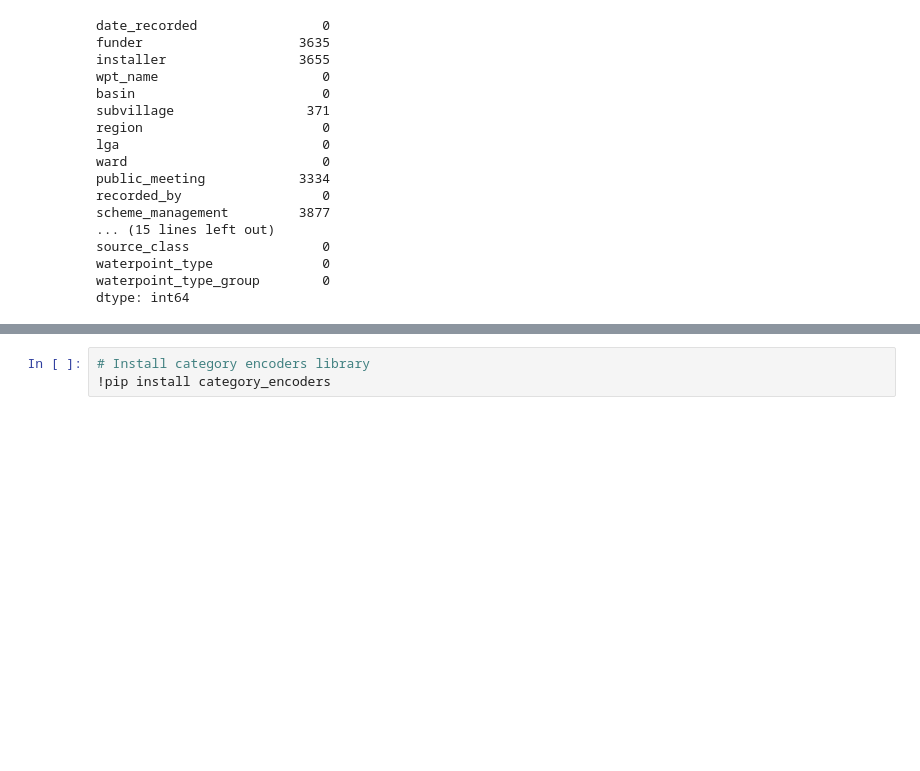
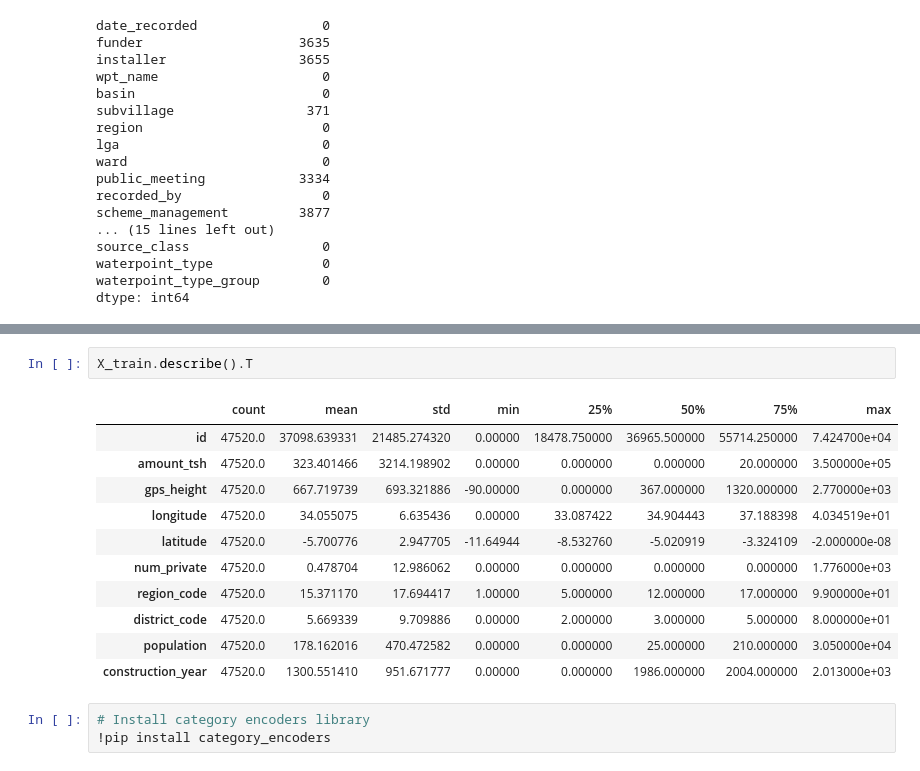
Before and after one commit to LambdaSchool/DS-Unit-2-Classification-1, a Jupyter notebook: module1-logistic-regression/NDoshi_DS4_Logistic_Regression_Categorical_Encoding.ipynb, the cells around one changed output, grey strips where cells are left out. Drawn from its saved outputs; the diff is of its cells as text; blank space fills up the shorter version.

```diff
--- a/module1-logistic-regression/NDoshi_DS4_Logistic_Regression_Categorical_Encoding.ipynb
+++ b/module1-logistic-regression/NDoshi_DS4_Logistic_Regression_Categorical_Encoding.ipynb
@@ -167,3 +167,17 @@ X_train.describe(exclude='number').T.sort_values(by='unique')
+# %%
+X_train.describe().T
+# %% [output]
+|  | count | mean | std | min | 25% | 50% | 75% | max |
+| id | 47520.0 | 37098.639331 | 21485.274320 | 0.00000 | 18478.750000 | 36965.500000 | 55714.250000 | 7.424700e+04 |
+| amount_tsh | 47520.0 | 323.401466 | 3214.198902 | 0.00000 | 0.000000 | 0.000000 | 20.000000 | 3.500000e+05 |
+| gps_height | 47520.0 | 667.719739 | 693.321886 | -90.00000 | 0.000000 | 367.000000 | 1320.000000 | 2.770000e+03 |
+| longitude | 47520.0 | 34.055075 | 6.635436 | 0.00000 | 33.087422 | 34.904443 | 37.188398 | 4.034519e+01 |
+| latitude | 47520.0 | -5.700776 | 2.947705 | -11.64944 | -8.532760 | -5.020919 | -3.324109 | -2.000000e-08 |
+| num_private | 47520.0 | 0.478704 | 12.986062 | 0.00000 | 0.000000 | 0.000000 | 0.000000 | 1.776000e+03 |
+| region_code | 47520.0 | 15.371170 | 17.694417 | 1.00000 | 5.000000 | 12.000000 | 17.000000 | 9.900000e+01 |
+| district_code | 47520.0 | 5.669339 | 9.709886 | 0.00000 | 2.000000 | 3.000000 | 5.000000 | 8.000000e+01 |
+| population | 47520.0 | 178.162016 | 470.472582 | 0.00000 | 0.000000 | 25.000000 | 210.000000 | 3.050000e+04 |
+| construction_year | 47520.0 | 1300.551410 | 951.671777 | 0.00000 | 0.000000 | 1986.000000 | 2004.000000 | 2.013000e+03 |
 # %%
 # Install category encoders library
 !pip install category_encoders
```
Also changed, not shown: parts of 5 cells of this notebook.
